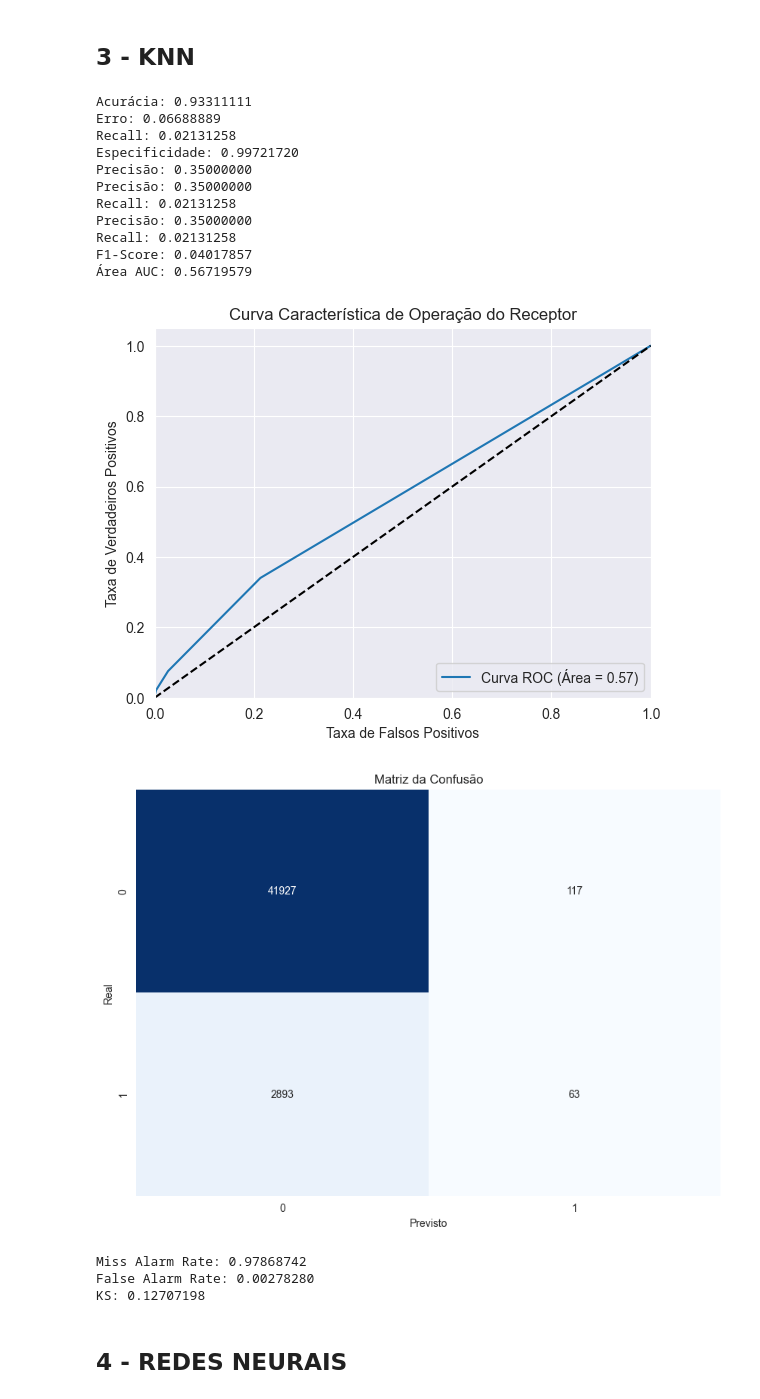
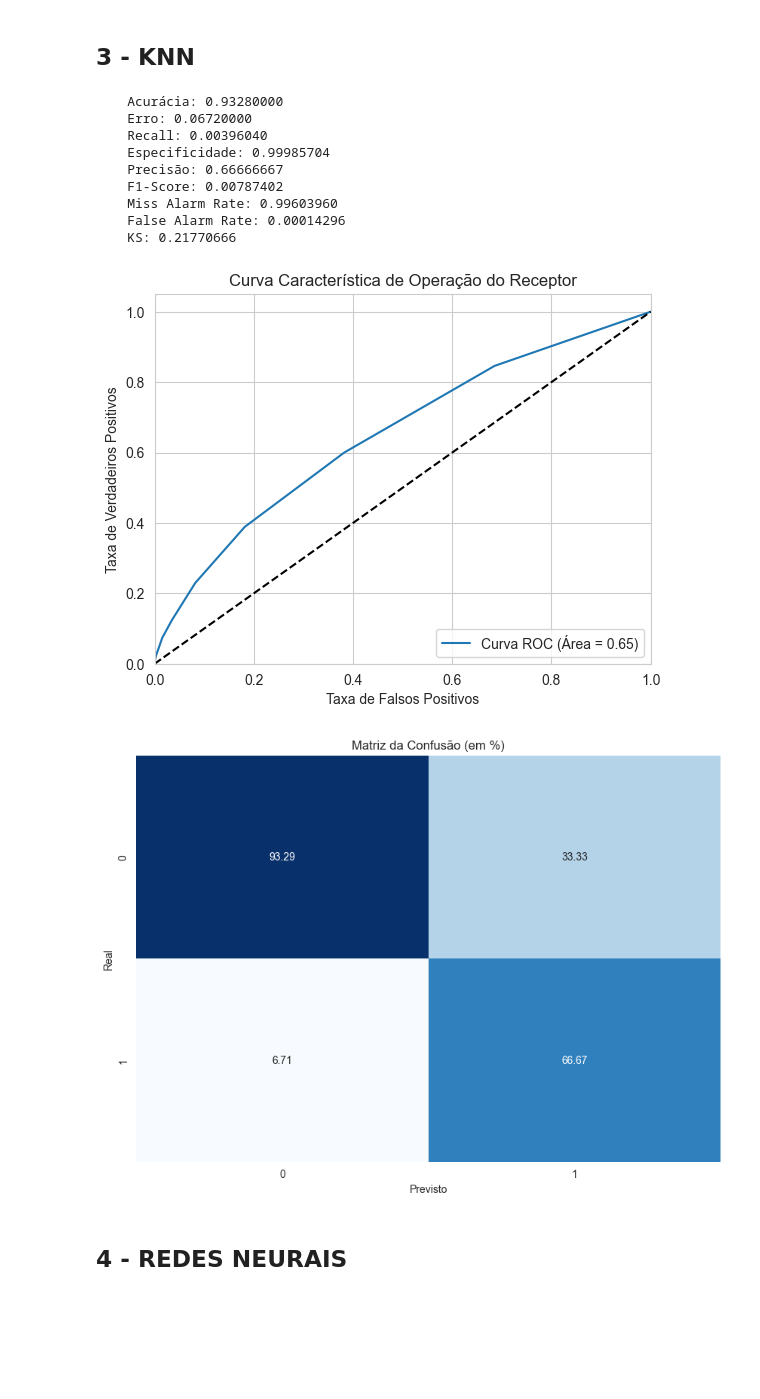
Before and after one commit to guighm/projeto-stem, a Jupyter notebook: Classificacao.ipynb, the cells around one changed output. Cells and saved outputs as stored; diff of their text form; code cells hidden in the pictures; blank space fills up the shorter version.

```diff
--- a/Classificacao.ipynb
+++ b/Classificacao.ipynb
@@ -137,31 +116,26 @@ print(y)
 # %%
 from sklearn.neighbors import KNeighborsClassifier
 
-knn = KNeighborsClassifier()
+knn = KNeighborsClassifier(n_neighbors=30, weights='uniform', leaf_size=30, p=1, algorithm='auto')
 
 knn.fit(x_treino, y_treino)
 
 previsto = knn.predict(x_teste)
 previsto_prob = knn.predict_proba(x_teste)[:, 1]
 
 metricas(y, y_teste, previsto, previsto_prob)
 # %% [output]
-Acurácia: 0.93311111
-Erro: 0.06688889
-Recall: 0.02131258
-Especificidade: 0.99721720
-Precisão: 0.35000000
-Precisão: 0.35000000
-Recall: 0.02131258
-Precisão: 0.35000000
-Recall: 0.02131258
-F1-Score: 0.04017857
-Área AUC: 0.56719579
+    Acurácia: 0.93280000
+    Erro: 0.06720000
+    Recall: 0.00396040
+    Especificidade: 0.99985704
+    Precisão: 0.66666667
+    F1-Score: 0.00787402
+    Miss Alarm Rate: 0.99603960
+    False Alarm Rate: 0.00014296
+    KS: 0.21770666
-[figure, old version]
+[figure, new version]
-[figure, old version]
+[figure, new version]
-Miss Alarm Rate: 0.97868742
-False Alarm Rate: 0.00278280
-KS: 0.12707198
 # %% [markdown]
 ## 4 - REDES NEURAIS
 # %%
```
Also changed, not shown: parts of 15 cells of this notebook.
